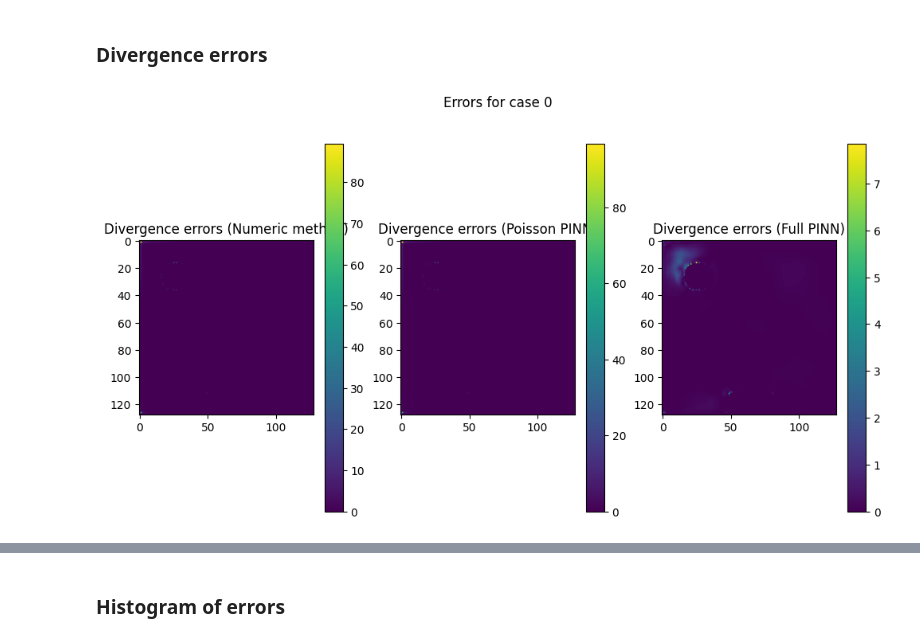
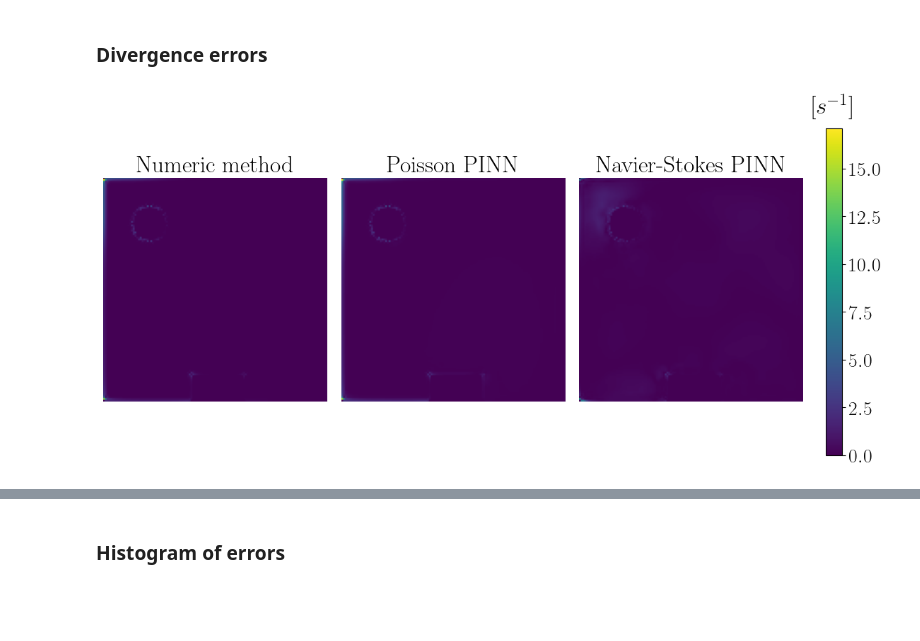
Before and after one commit to gregorkovac/pinn-accelerated-cfd, a Jupyter notebook: src/analysis/analysis.ipynb, the cells around one changed output, grey strips where cells are left out. Saved outputs shown, nothing was run; the diff lists cells and outputs as text; code cells hidden in the pictures; blank space fills up the shorter version.

Commit message:
Plots

```diff
--- a/src/analysis/analysis.ipynb
+++ b/src/analysis/analysis.ipynb
@@ -294,10 +280,11 @@ err_pointwise_plot(errors)
 # %%
 importlib.reload(analysis_functions)
 
-case_num = 0
+case_num = 7
 
-errors = analysis_functions.compute_errors(results, norm="1")
+errors = analysis_functions.compute_errors(results, norm="2")
 for k in errors.keys():
     errors[k] = [errors[k][case_num]]
-analysis_functions.err_pointwise_plot(errors)
+
+analysis_functions.err_pointwise_plot(errors, title=f"err_case_{case_num}.pdf")
 # %% [output]
@@ -371,26 +358,14 @@ plt.show()
 # %% [markdown]
 ### Divergence errors
 # %%
+importlib.reload(analysis_functions)
+
 case_num = 0
 
-errors = compute_errors_for_case(results, case_num=case_num, norm="1")
+errors = analysis_functions.compute_errors(results, norm="1")
+for k in errors.keys():
+    errors[k] = [errors[k][case_num]]
 
-fig, ax = plt.subplots(figsize=(12, 6), nrows=1, ncols=3)
-ax = ax.flatten()
-
-im0 = ax[0].imshow(errors["divergence_numeric"].astype(float))
-im1 = ax[1].imshow(errors["divergence_poisson"].astype(float))
-im2 = ax[2].imshow(errors["divergence_full"].astype(float))
-
-ax[0].set_title("Divergence errors (Numeric method)")
-ax[1].set_title("Divergence errors (Poisson PINN)")
-ax[2].set_title("Divergence errors (Full PINN)")
-
-plt.colorbar(im0)
-plt.colorbar(im1)
-plt.colorbar(im2)
-
-plt.suptitle(f"Errors for case {case_num}")
-plt.show()
+analysis_functions.err_divergence_plot(errors, title=f"div_case_{case_num}.pdf")
 # %% [output]
-[figure, old version]
+[figure, new version]
```
Also changed, not shown: parts of 7 cells of this notebook, 13 other files.
